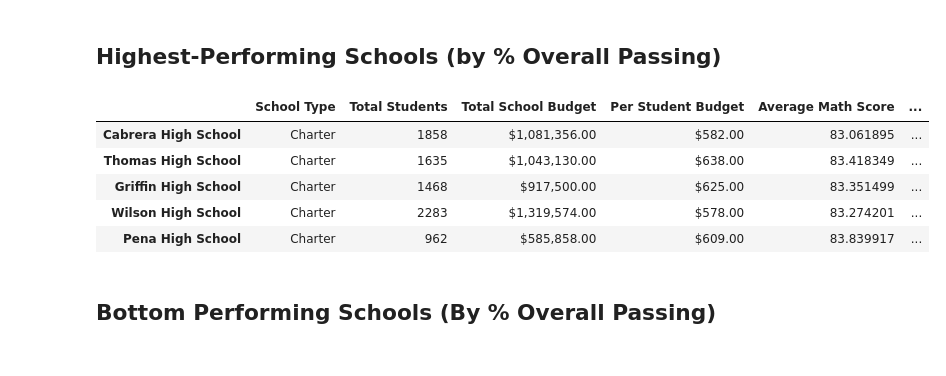
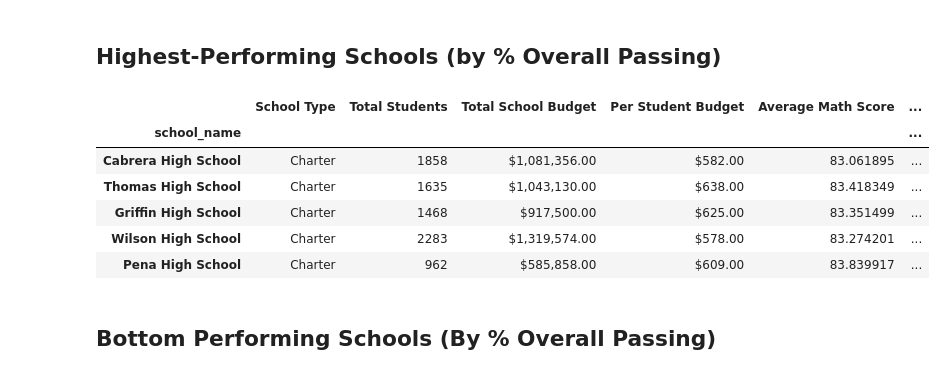
Before and after one commit to squintero94/pandas_challenge, a Jupyter notebook: PyCitySchools/PyCitySchools_notebook.ipynb, the cells around one changed output. Cells and saved outputs as stored; diff of their text form; code cells hidden in the pictures.

Commit message:
Ninth Commit - completed up to ## Scores by School  Spending section

```diff
--- a/PyCitySchools/PyCitySchools_notebook.ipynb
+++ b/PyCitySchools/PyCitySchools_notebook.ipynb
@@ -215,10 +215,11 @@ per_school_summary
 ## Highest-Performing Schools (by % Overall Passing)
 # %%
 # Sort the schools by `% Overall Passing` in descending order and display the top 5 rows.
-top_schools =
+top_schools = per_school_summary.sort_values(["% Overall Passing"], ascending=False)
 top_schools.head(5)
 # %% [output]
 |  | School Type | Total Students | Total School Budget | Per Student Budget | Average Math Score | ... |
+| school_name |  |  |  |  |  | ... |
 | Cabrera High School | Charter | 1858 | $1,081,356.00 | $582.00 | 83.061895 | ... |
 | Thomas High School | Charter | 1635 | $1,043,130.00 | $638.00 | 83.418349 | ... |
 | Griffin High School | Charter | 1468 | $917,500.00 | $625.00 | 83.351499 | ... |
```
Also changed, not shown: parts of 3 cells of this notebook.
